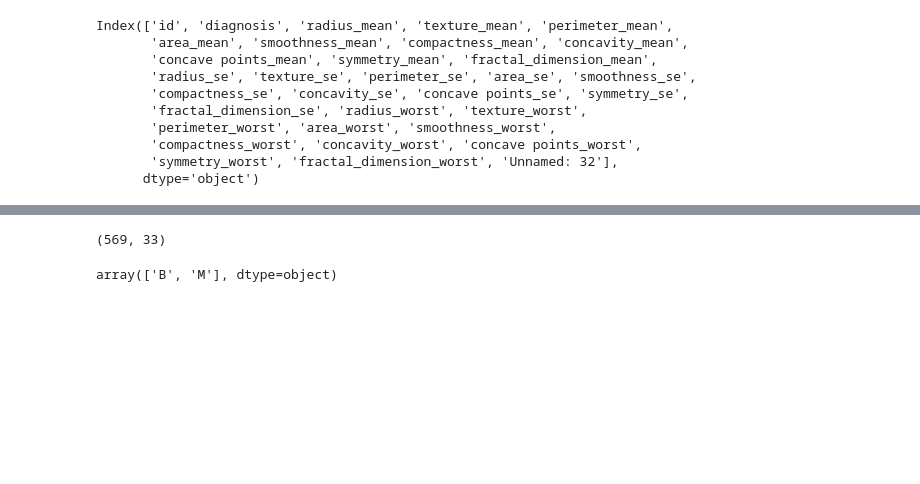
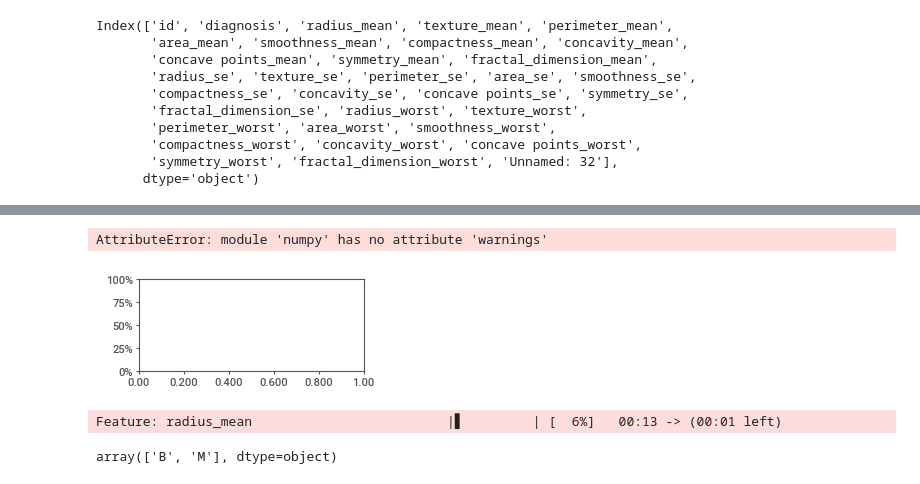
Before and after one commit to mdrapha/logistic-regression, a Jupyter notebook: breast_cancer_classifier.ipynb, the cells around one changed output, grey strips where cells are left out. Cells and saved outputs as stored; diff of their text form; code cells hidden in the pictures; blank space fills up the shorter version.

Commit message:
Adicionando métodos para exploração de dados

```diff
--- a/breast_cancer_classifier.ipynb
+++ b/breast_cancer_classifier.ipynb
@@ -198,3 +219,7 @@ Index(['id', 'diagnosis', 'radius_mean', 'texture_mean', 'perimeter_mean',
        'compactness_worst', 'concavity_worst', 'concave points_worst',
        'symmetry_worst', 'fractal_dimension_worst', 'Unnamed: 32'],
       dtype='object')
+# %%
+#Removendo dados desnecessários
+data.drop(['id', 'Unnamed: 32'], axis=1, inplace=True)
+data.head()
@@ -201,7 +234,15 @@ Index(['id', 'diagnosis', 'radius_mean', 'texture_mean', 'perimeter_mean',
+# %%
+#Embaralhando os dados
+data = data.sample(frac=1)
+# %%
+my_report = sv.analyze(data)
+my_report.show_html()
+# %% [output]
+AttributeError: module 'numpy' has no attribute 'warnings'
+[figure, added]
+Feature: radius_mean                         |▋         | [  6%]   00:13 -> (00:01 left)
 # %%
 data.shape
-# %% [output]
-(569, 33)
 # %%
 #Selecionando as features que serão utilizadas no modelo
 X = data.values[:, 2]
```
Also changed, not shown: parts of 2 cells of this notebook, 1 other file.
